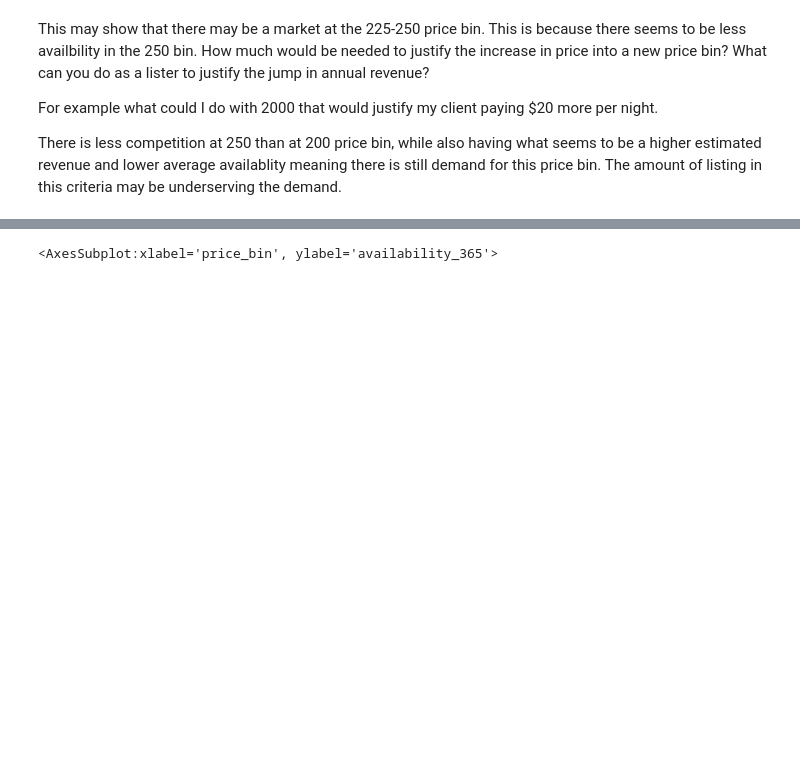
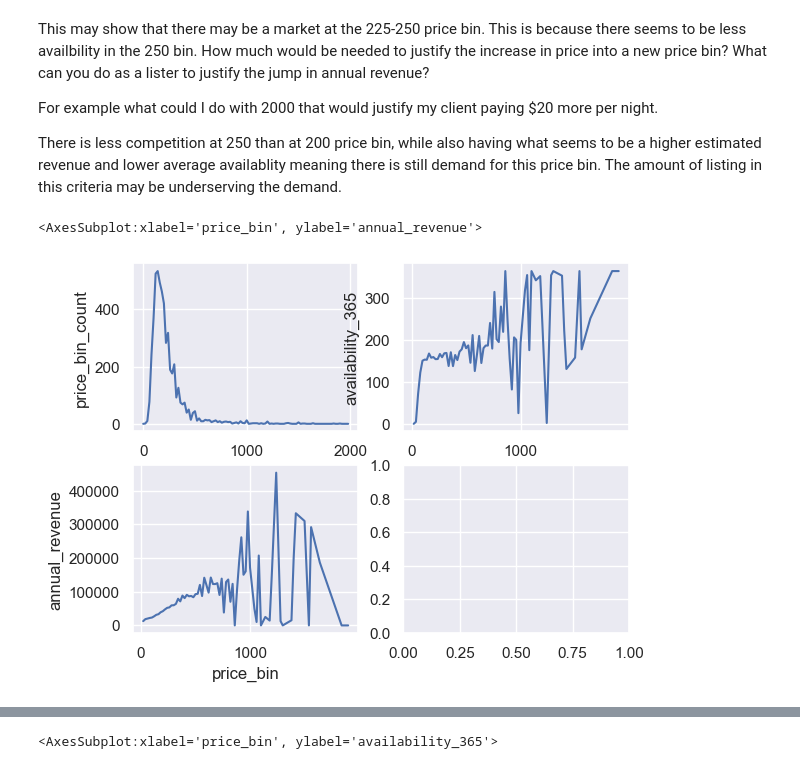
Before and after one commit to liu-roger/data_visualization_project, a Jupyter notebook: visualizations/type_of_room_and_boro.ipynb, the cells around one changed output, grey strips where cells are left out. Cells and saved outputs as stored; diff of their text form; code cells hidden in the pictures; blank space fills up the shorter version.

```diff
--- a/visualizations/type_of_room_and_boro.ipynb
+++ b/visualizations/type_of_room_and_boro.ipynb
@@ -126,3 +126,18 @@ staten_island_home = df[(df['neighbourhood_group']=='Staten Island')  & (df['roo
 staten_island_private = df[(df['neighbourhood_group']=='Staten Island') & (df['room_type']=='Private room')]
 staten_island_hotel = df[(df['neighbourhood_group']=='Staten Island') & (df['room_type']=='Hotel room')]
 staten_island_shared = df[(df['neighbourhood_group']=='Staten Island') & (df['room_type']=='Shared room')]
+# %%
+brooklyn_home_grouping_mean =  brooklyn_home.groupby('price_bin').mean()
+brooklyn_home_grouping_count = brooklyn_home.groupby('price_bin').count()
+brooklyn_home_grouping_count = brooklyn_home_grouping_count[['price']]
+brooklyn_home_grouping_count.rename(columns={'price':'price_bin_count'}, inplace=True)
+brooklyn_home_grouping = pd.merge(brooklyn_home_grouping_mean,brooklyn_home_grouping_count, how = 'left', on= 'price_bin')
+# %%
+sns.set()
+fig, axes = plt.subplots(2, 2)
+sns.lineplot(x = brooklyn_home_grouping.index, y = 'price_bin_count', data=brooklyn_home_grouping,ax=axes[0,0])
+sns.lineplot(x = brooklyn_home_grouping.index, y = 'availability_365', data=brooklyn_home_grouping,ax=axes[0,1])
+sns.lineplot(x = brooklyn_home_grouping.index, y = 'annual_revenue', data=brooklyn_home_grouping,ax=axes[1,0])
+# %% [output]
+<AxesSubplot:xlabel='price_bin', ylabel='annual_revenue'>
+[figure, added]
```
Also changed, not shown: parts of 14 cells of this notebook.
